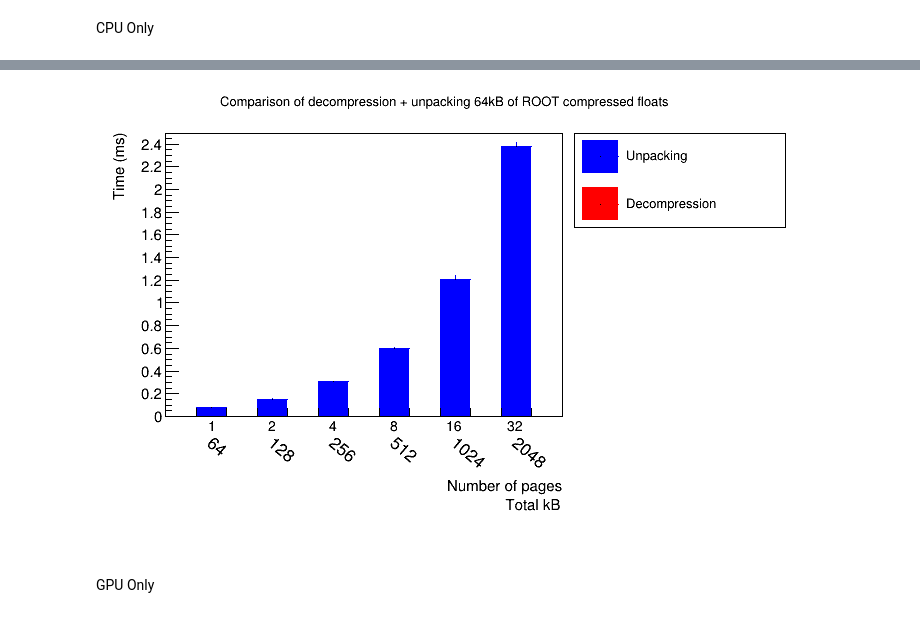
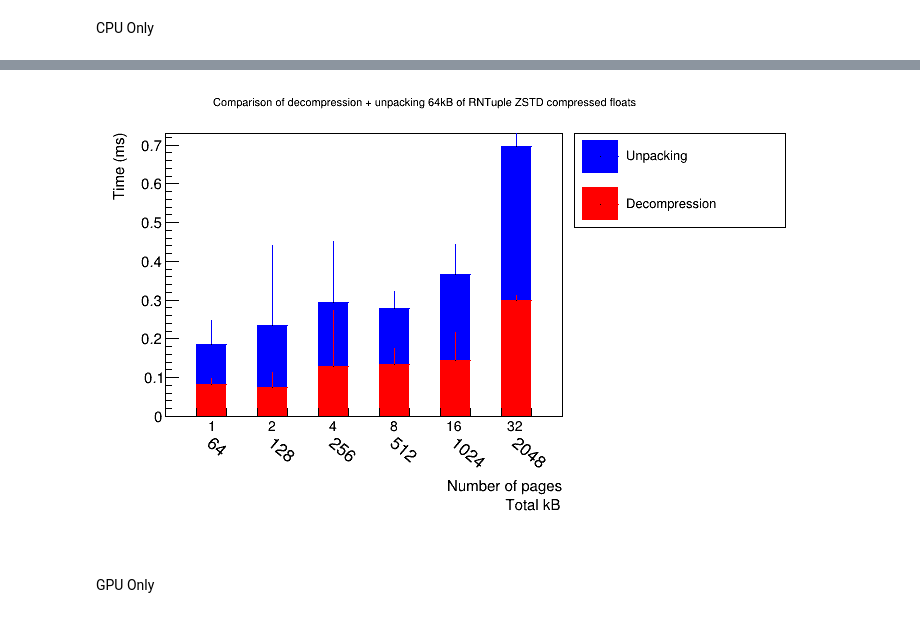
Before and after one commit to jolly-chen/root-gpu-decompression, a Jupyter notebook: benchmarks/benchmark.ipynb, the cells around one changed output, grey strips where cells are left out. Cells and saved outputs as stored; diff of their text form; code cells hidden in the pictures.

```diff
--- a/benchmarks/benchmark.ipynb
+++ b/benchmarks/benchmark.ipynb
@@ -184,7 +184,7 @@ nfiles = [1, 2, 4, 8, 16, 32]
 file = glob.glob("packed_floats.64000.root.zstd")
 nbins = 2 * len(nfiles) + len(nfiles) + 1
 
-title = f"Comparison of decompression + unpacking 64kB of ROOT compressed floats"
+title = f"Comparison of decompression + unpacking {int(int(file[0].split('.')[1])/1000)}kB of RNTuple ZSTD compressed floats"
 c = ROOT.TCanvas("c1", title)
 hs = ROOT.THStack("hs", "")
 
@@ -206,7 +206,7 @@ for i, m in enumerate(nfiles):
         c_dev_pt,
         c_ratios,
         c_sizes,
-    ) = run_packed_benchmark_cpu(file, n, m, warmup, 1)
+    ) = run_packed_benchmark_cpu(file, n, m, warmup, 16)
 
     # CPU
 
@@ -301,7 +307,7 @@ nfiles = [1, 2, 4, 8, 16, 32]
 file = glob.glob("packed_floats.64000.root.zstd")
 nbins = len(nfiles) + len(nfiles) + 1
 
-title = f"Comparison of decompression + unpacking 64kB of ROOT compressed floats"
+title = f"Comparison of decompression + unpacking {int(int(file[0].split('.')[1])/1000)}kB of RNTuple ZSTD compressed floats"
 c = ROOT.TCanvas("c1", title)
 hs = ROOT.THStack("hs", "")
 
@@ -313,14 +319,14 @@ for i, m in enumerate(nfiles):
         c_dev_pt,
         c_ratios,
         c_sizes,
-    ) = run_packed_benchmark_cpu(file, n, m, warmup, 1)
+    ) = run_packed_benchmark_cpu(file, n, m, warmup, 16)
 
     # CPU
 
     cpu_bin = 1 + 2*i
     h1 = ROOT.TH1F(f"c_decomp{m}", "cpu", nbins, 0, nbins)
     fill_bar(h1, cpu_bin, c_decomp_times, c_dev_dt, ROOT.kRed, None)
-    # hs.Add(h1)
+    hs.Add(h1)
 
     h2 = ROOT.TH1F(f"c_unpack{m}", "cpu", nbins, 0, nbins)
     fill_bar(h2, cpu_bin, c_unpack_times, c_dev_pt, ROOT.kBlue, None)
@@ -379,5 +391,5 @@ Warning in <TROOT::Append>: Replacing existing TH1: c_unpack16 (Potential memory
 Warning in <TROOT::Append>: Replacing existing TH1: c_unpack32 (Potential memory leak).
-[figure, old version]
+[figure, new version]
 # %% [markdown]
 GPU Only
 # %%
```
Also changed, not shown: parts of 2 cells of this notebook, 1 other file.
